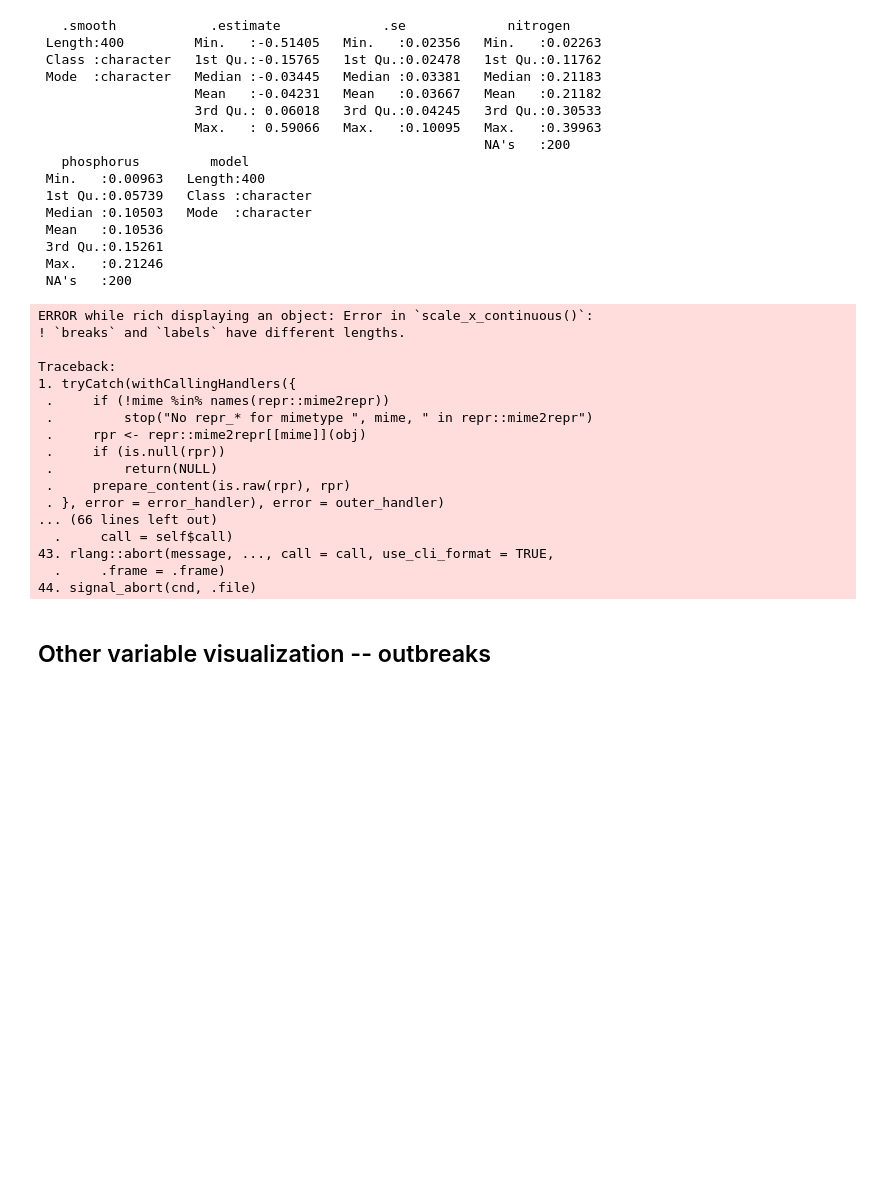
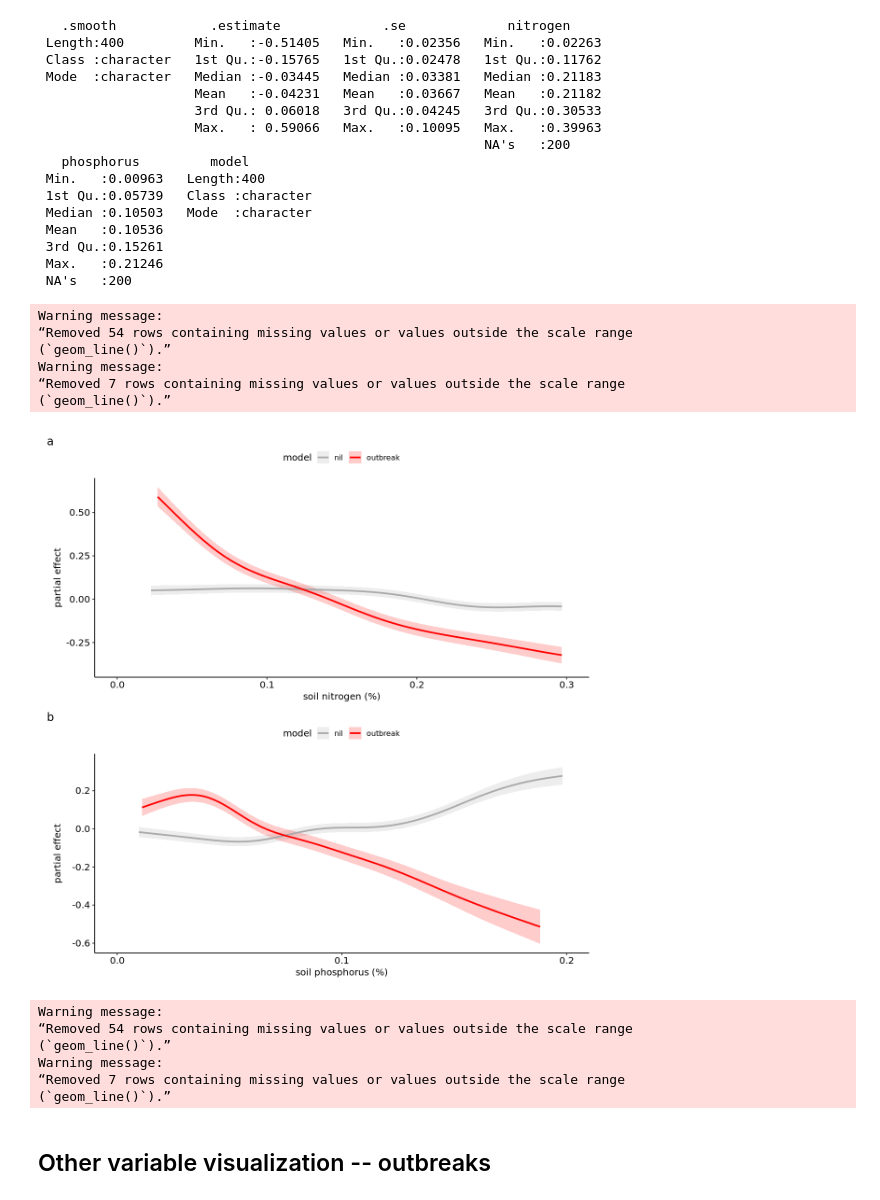
Before and after one commit to ddlawton/herbivore_nutrient_interactions, a Jupyter notebook: scripts/spatial_modeling/06_spatial_modeling_figure_table_construction_code.ipynb, the cells around one changed output. Cells and saved outputs as stored; diff of their text form; code cells hidden in the pictures; blank space fills up the shorter version.

Commit message:
adjusting figure code

```diff
--- a/scripts/spatial_modeling/06_spatial_modeling_figure_table_construction_code.ipynb
+++ b/scripts/spatial_modeling/06_spatial_modeling_figure_table_construction_code.ipynb
@@ -92,54 +92,51 @@ combine_dat |> summary()
 # %%
 p1 <- combine_dat |>
   filter(.smooth == "s(nitrogen)") |>
   ggplot(aes(x=nitrogen)) +
     geom_ribbon(aes(ymin=.estimate - .se, ymax=.estimate + .se,fill=model),alpha=.2) +
     geom_line(aes(y = .estimate	,color=model),size=1) +
     theme_pubr() +
     scale_color_manual(values = c('dark grey','red'))  +
     scale_fill_manual(values = c('dark grey','red')) +
     xlab("soil nitrogen (%)") +
     ylab("partial effect") +
-    scale_x_continuous(limits = c(0,0.3),labels = c(0.1,0.2,0.3))
+    scale_x_continuous(limits = c(0,0.3),breaks = c(0,0.1,0.2,0.3))
 
 p2 <- combine_dat |>
   filter(.smooth == "s(phosphorus)") |>
   ggplot(aes(x=phosphorus)) +
     geom_ribbon(aes(ymin=.estimate - .se, ymax=.estimate + .se,fill=model),alpha=.2) +
     geom_line(aes(y = .estimate	,color=model),size=1) +
     theme_pubr() +
     scale_color_manual(values = c('dark grey','red'))  +
     scale_fill_manual(values = c('dark grey','red')) +
     xlab("soil phosphorus (%)") +
     ylab("partial effect")  +
-    scale_x_continuous(limits = c(0,0.3),labels = c(0.1,0.2,0.3))
+    scale_x_continuous(limits = c(0,0.2),breaks = c(0,0.1,0.2))
 
 soil_outbreak_plot <- (p1) / (p2) +
     plot_annotation(tag_levels = 'a')
 soil_outbreak_plot
 # %% [output]
-ERROR while rich displaying an object: Error in `scale_x_continuous()`:
-! `breaks` and `labels` have different lengths.
-
-Traceback:
-1. tryCatch(withCallingHandlers({
- .     if (!mime %in% names(repr::mime2repr))
- .         stop("No repr_* for mimetype ", mime, " in repr::mime2repr")
- .     rpr <- repr::mime2repr[[mime]](obj)
- .     if (is.null(rpr))
- .         return(NULL)
- .     prepare_content(is.raw(rpr), rpr)
- . }, error = error_handler), error = outer_handler)
-... (66 lines left out)
-  .     call = self$call)
-43. rlang::abort(message, ..., call = call, use_cli_format = TRUE,
-  .     .frame = .frame)
-44. signal_abort(cnd, .file)
+Warning message:
+“Removed 54 rows containing missing values or values outside the scale range
+(`geom_line()`).”
+Warning message:
+“Removed 7 rows containing missing values or values outside the scale range
+(`geom_line()`).”
+[figure, added]
 # %%
 
 ggsave(soil_outbreak_plot,
        file=here('output/publication_figures/spatial_modeling_locust_outbreak_with_soil_NTO_PTO.png'),
        width=5,height=10)
+# %% [output]
+Warning message:
+“Removed 54 rows containing missing values or values outside the scale range
+(`geom_line()`).”
+Warning message:
+“Removed 7 rows containing missing values or values outside the scale range
+(`geom_line()`).”
 # %% [markdown]
 ## Other variable visualization -- outbreaks
 # %%
```
